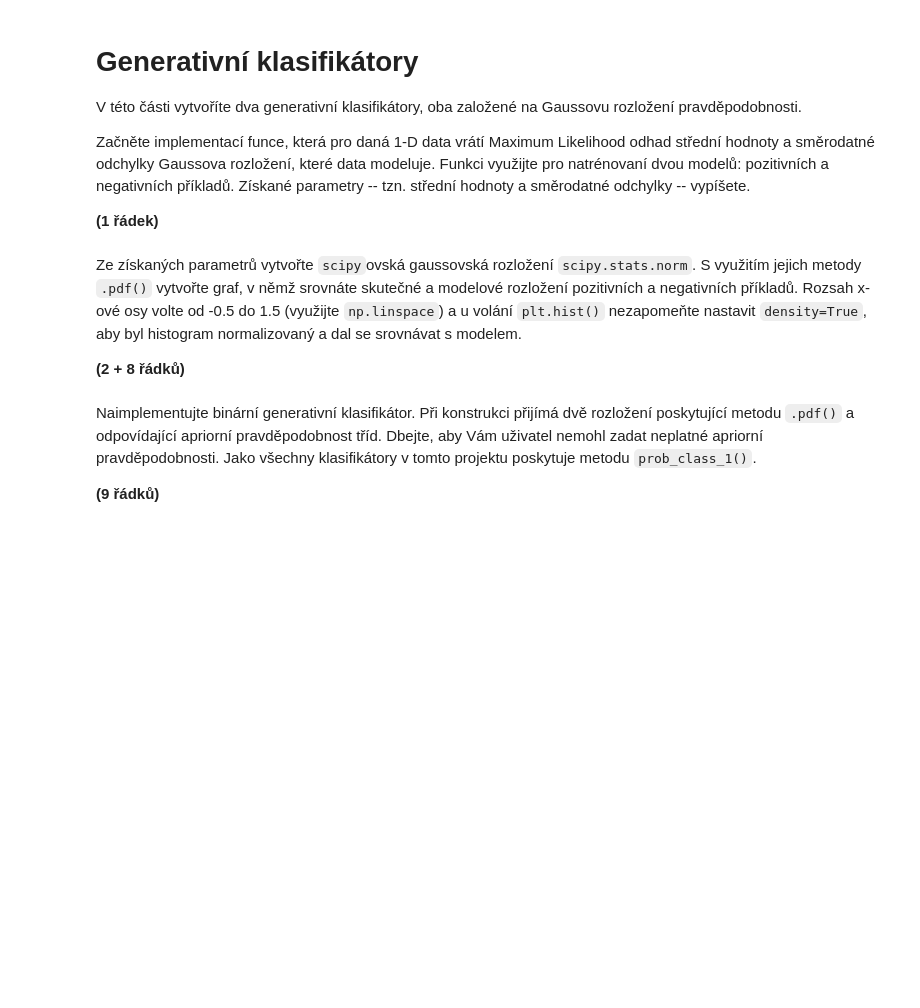
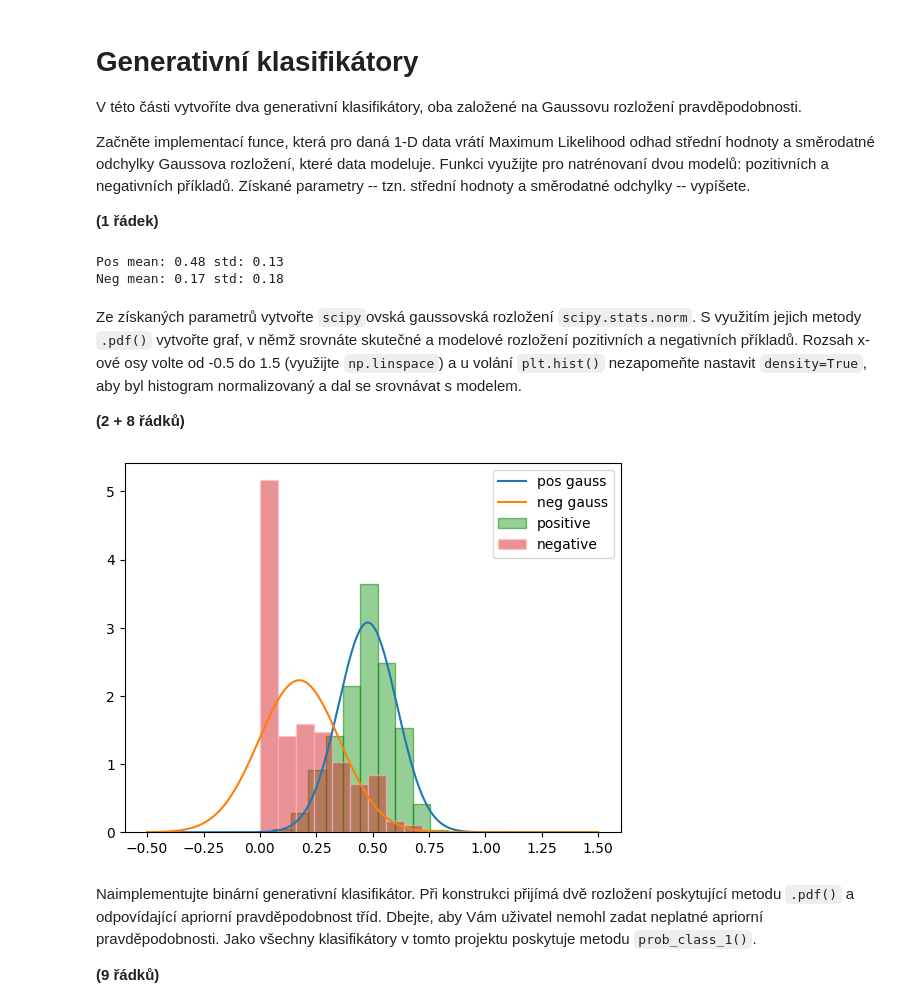
Before and after one commit to dnosko/SUI, a Jupyter notebook: proj2/zadani.ipynb, the cells around one changed output. Saved outputs shown, nothing was run; the diff lists cells and outputs as text; code cells hidden in the pictures; blank space fills up the shorter version.

```diff
--- a/proj2/zadani.ipynb
+++ b/proj2/zadani.ipynb
@@ -117,13 +126,16 @@ Získané parametry -- tzn. střední hodnoty a směrodatné odchylky -- vypíš
 **(1 řádek)**
 # %%
 def mle_gauss_1d(data):
-    return None
+    return [np.mean(data), np.std(data)]
 
 mu_pos, std_pos = mle_gauss_1d(train_dataset.pos[:, FOI])
 mu_neg, std_neg = mle_gauss_1d(train_dataset.neg[:, FOI])
 
 print('Pos mean: {:.2f} std: {:.2f}'.format(mu_pos, std_pos))
 print('Neg mean: {:.2f} std: {:.2f}'.format(mu_neg, std_neg))
+# %% [output]
+Pos mean: 0.48 std: 0.13
+Neg mean: 0.17 std: 0.18
 # %% [markdown]
 Ze získaných parametrů vytvořte `scipy`ovská gaussovská rozložení `scipy.stats.norm`.
 S využitím jejich metody `.pdf()` vytvořte graf, v němž srovnáte skutečné a modelové rozložení pozitivních a negativních příkladů.
@@ -137,3 +145,16 @@ pass
+# %%
+x = np.linspace(-0.5,1.5,1000)
+pos_gauss = scipy.stats.norm.pdf(x, mu_pos, std_pos)
+neg_gauss = scipy.stats.norm.pdf(x, mu_neg, std_neg)
+
+plt.plot(x, pos_gauss, label='pos gauss')
+plt.plot(x, neg_gauss, label='neg gauss')
+plt.hist(train_dataset.pos[:,FOI],alpha=0.5,label='positive', density=True, edgecolor='green')
+plt.hist(train_dataset.neg[:,FOI],alpha=0.5,label='negative', density=True,edgecolor='pink')
+plt.legend(loc='upper right')
+plt.show()
+# %% [output]
+[figure, added]
 # %% [markdown]
 Naimplementujte binární generativní klasifikátor.
 Při konstrukci přijímá dvě rozložení poskytující metodu `.pdf()` a odpovídající apriorní pravděpodobnost tříd.
```
Also changed, not shown: parts of 11 cells of this notebook.
